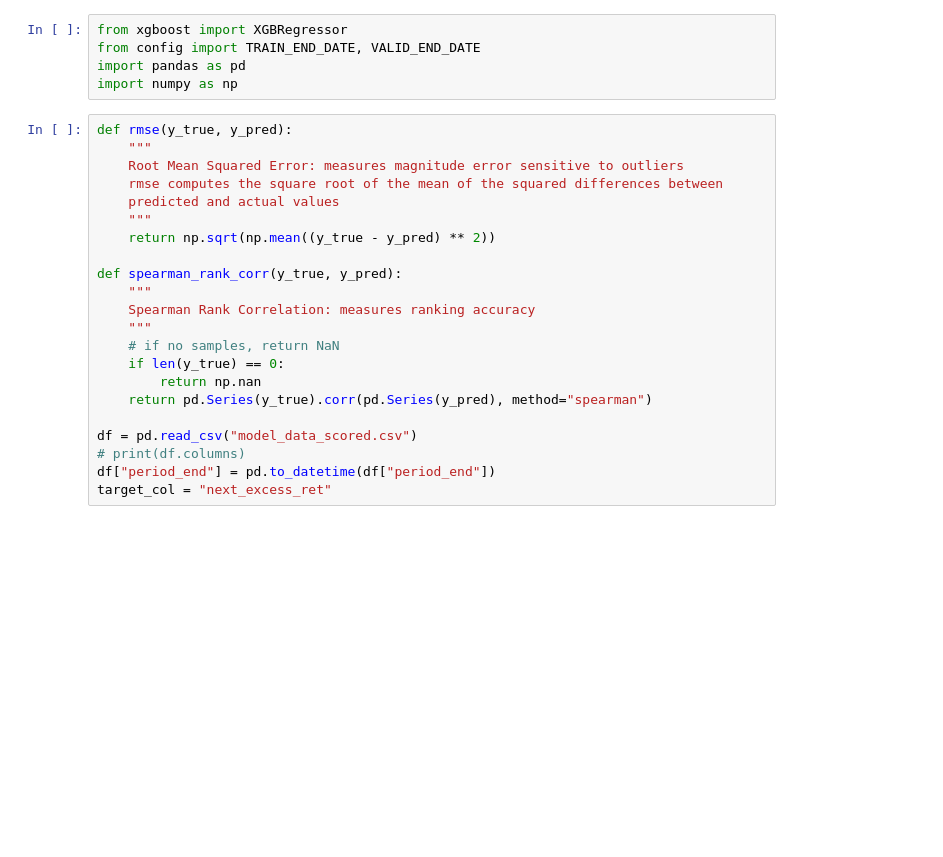
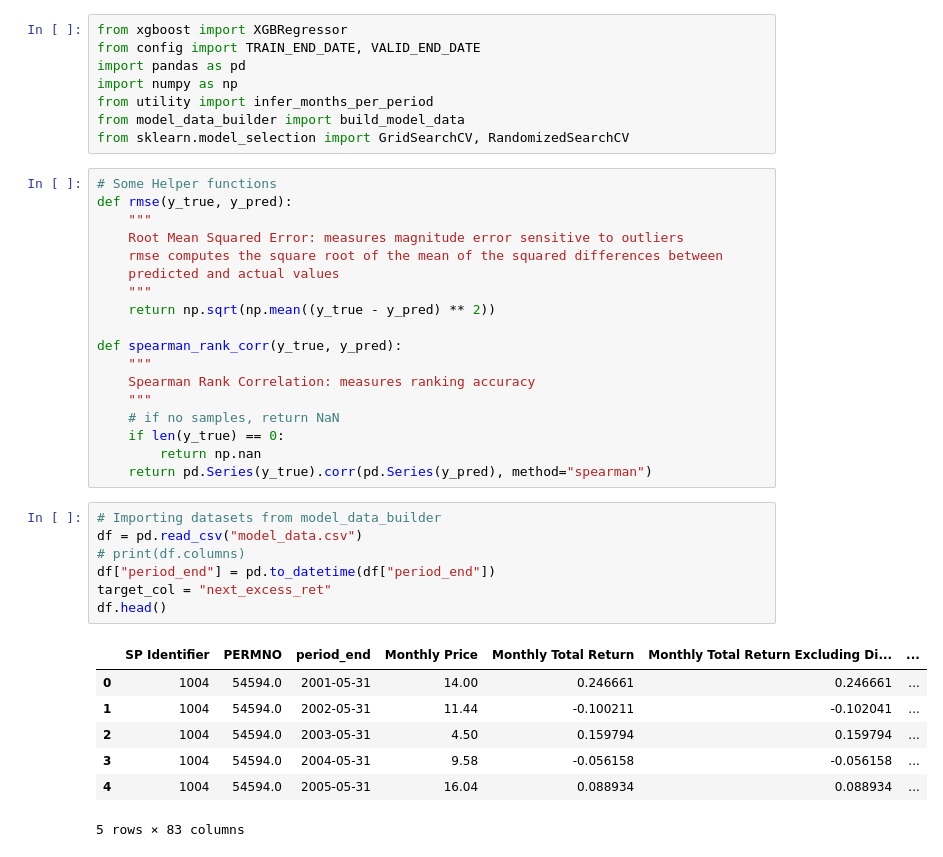
Before and after one commit to donald-hls/AI-Stock-Picker, a Jupyter notebook: model_train.ipynb, the cells around one changed output. Saved outputs shown, nothing was run; the diff lists cells and outputs as text; blank space fills up the shorter version.

Commit message:
Restore GridSearch version

```diff
--- a/model_train.ipynb
+++ b/model_train.ipynb
@@ -3,7 +3,11 @@ from xgboost import XGBRegressor
 from config import TRAIN_END_DATE, VALID_END_DATE
 import pandas as pd
 import numpy as np
+from utility import infer_months_per_period
+from model_data_builder import build_model_data
+from sklearn.model_selection import GridSearchCV, RandomizedSearchCV
 # %%
+# Some Helper functions
 def rmse(y_true, y_pred):
     """
     Root Mean Squared Error: measures magnitude error sensitive to outliers
@@ -20,9 +24,19 @@ def spearman_rank_corr(y_true, y_pred):
     if len(y_true) == 0:
         return np.nan
     return pd.Series(y_true).corr(pd.Series(y_pred), method="spearman")
-
-df = pd.read_csv("model_data_scored.csv")
-# print(df.columns)
-df["period_end"] = pd.to_datetime(df["period_end"])
-target_col = "next_excess_ret"
+# %%
+# Importing datasets from model_data_builder
+df = pd.read_csv("model_data.csv")
+# print(df.columns)
+df["period_end"] = pd.to_datetime(df["period_end"])
+target_col = "next_excess_ret"
+df.head()
+# %% [output]
+|  | SP Identifier | PERMNO | period_end | Monthly Price | Monthly Total Return | Monthly Total Return Excluding Di... | ... |
+| 0 | 1004 | 54594.0 | 2001-05-31 | 14.00 | 0.246661 | 0.246661 | ... |
+| 1 | 1004 | 54594.0 | 2002-05-31 | 11.44 | -0.100211 | -0.102041 | ... |
+| 2 | 1004 | 54594.0 | 2003-05-31 | 4.50 | 0.159794 | 0.159794 | ... |
+| 3 | 1004 | 54594.0 | 2004-05-31 | 9.58 | -0.056158 | -0.056158 | ... |
+| 4 | 1004 | 54594.0 | 2005-05-31 | 16.04 | 0.088934 | 0.088934 | ... |
+5 rows × 83 columns
 # %%
```
Also changed, not shown: parts of 7 cells of this notebook, 1 other file.
